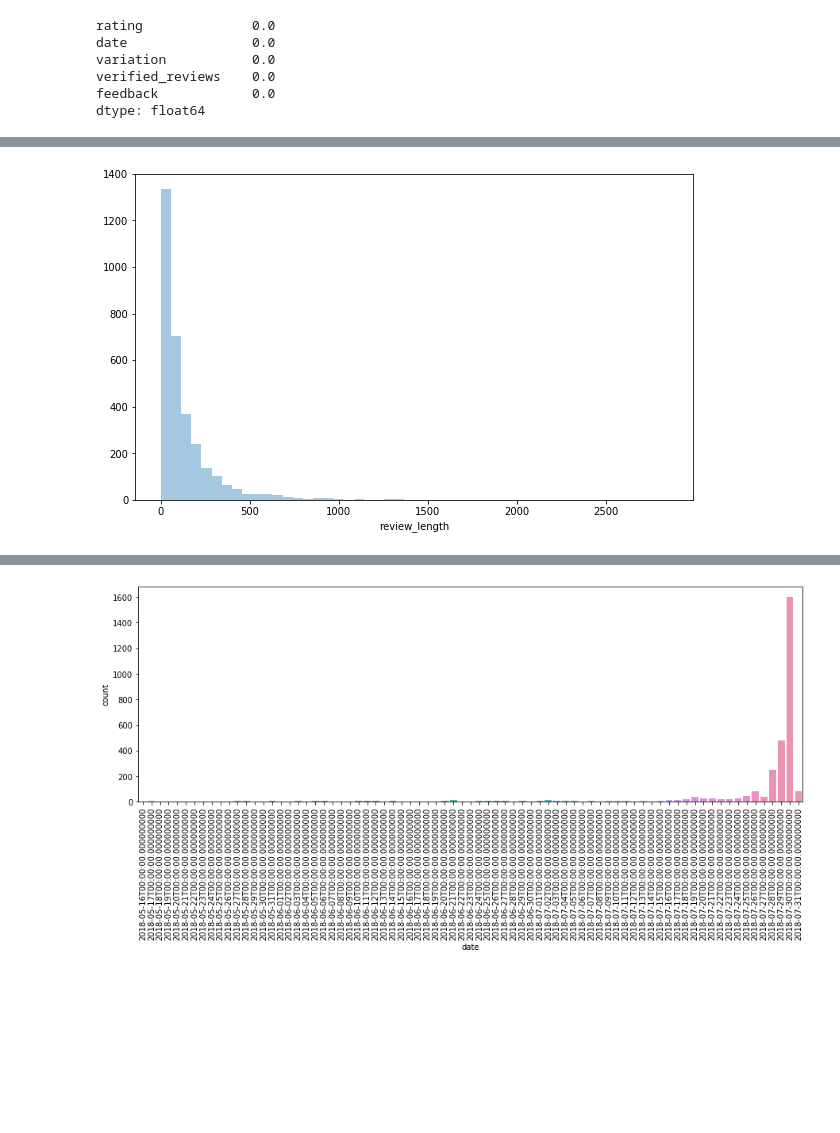
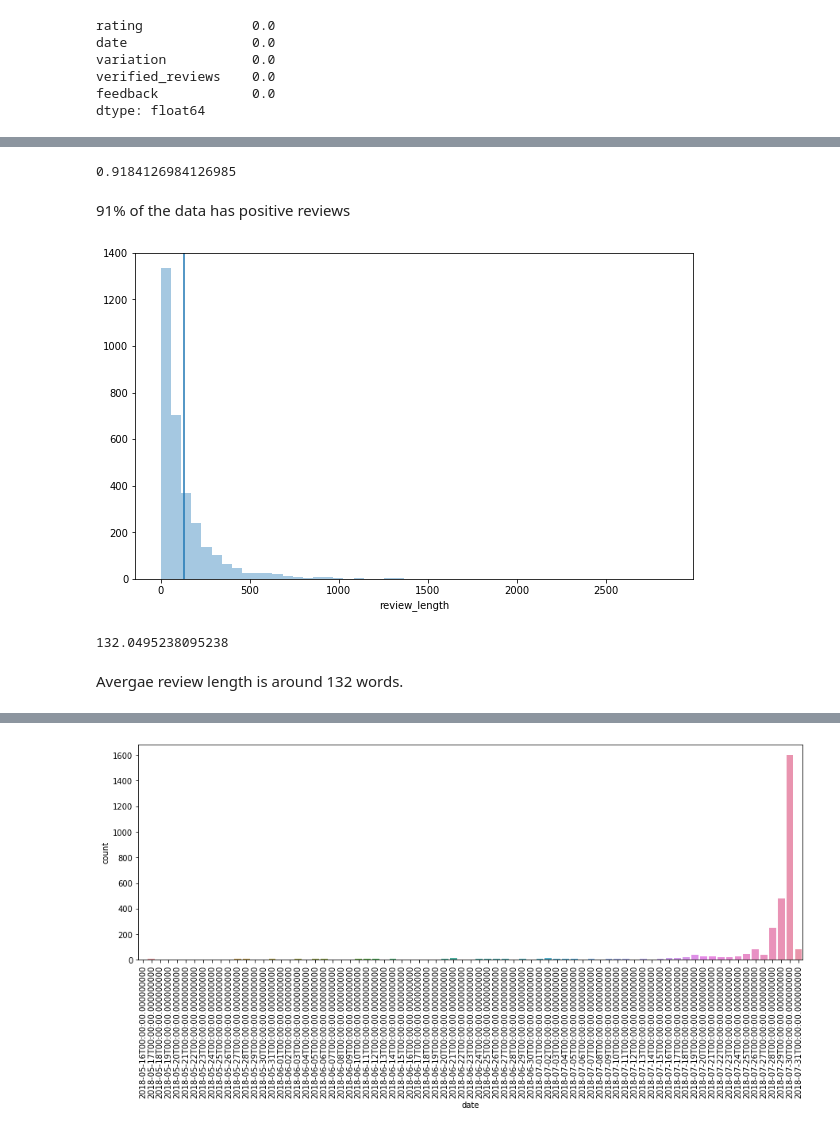
Before and after one commit to ambita20/Amazon_Alexa_Sentiment_Analysis, a Jupyter notebook: SentimentAnalysis.ipynb, the cells around one changed output, grey strips where cells are left out. Saved outputs shown, nothing was run; the diff lists cells and outputs as text; code cells hidden in the pictures; blank space fills up the shorter version.

```diff
--- a/SentimentAnalysis.ipynb
+++ b/SentimentAnalysis.ipynb
@@ -49,11 +78,24 @@ There are no null values in the dataset.
+# %%
+df['feedback'].mean()
+# %% [output]
+0.9184126984126985
+# %% [markdown]
+91% of the data has positive reviews
 # %%
 #seeing the distribution of word length
 df['review_length']=df['verified_reviews'].apply(len)
 
 fig = plt.figure(1, figsize=(10,6))
 sns.distplot(df['review_length'],kde=False);
+plt.axvline(x=df['review_length'].mean(), ymin=0,ymax=1);
 # %% [output]
-[figure, old version]
+[figure, new version]
+# %%
+df['review_length'].mean()
+# %% [output]
+132.0495238095238
+# %% [markdown]
+Avergae review length is around 132 words.
 # %%
 df['date']=pd.to_datetime(df['date'], format="%d-%b-%y")
 df.dtypes
```
Also changed, not shown: parts of 27 cells of this notebook.
